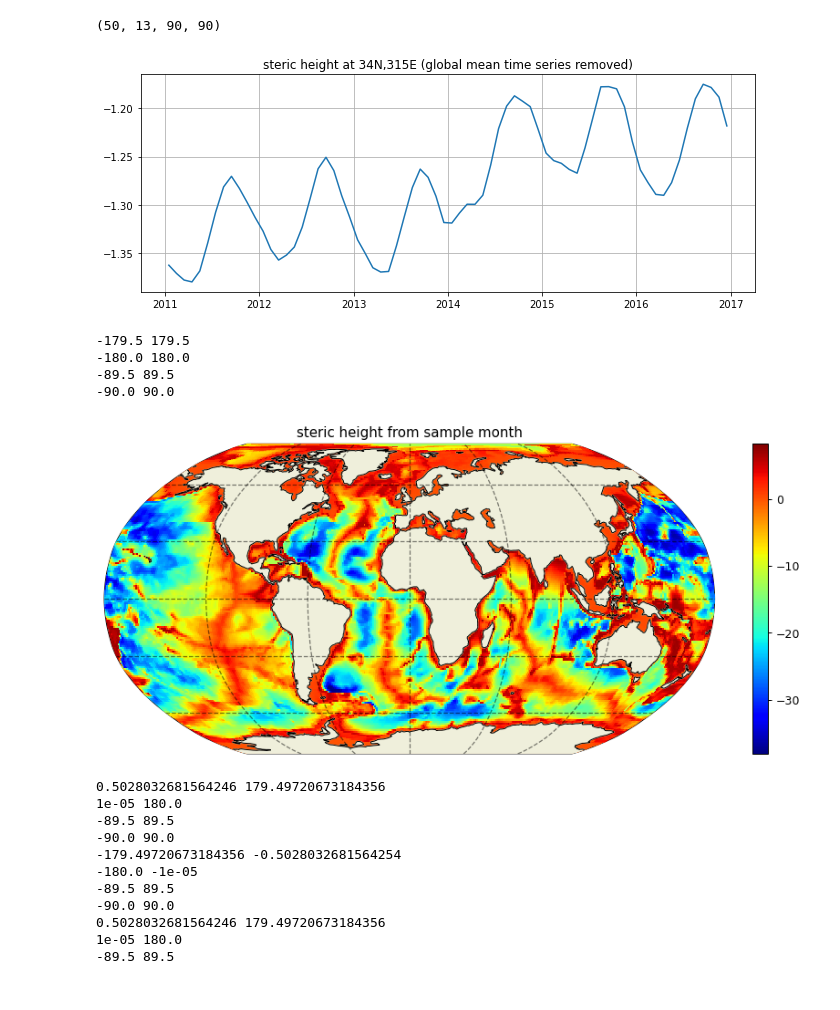
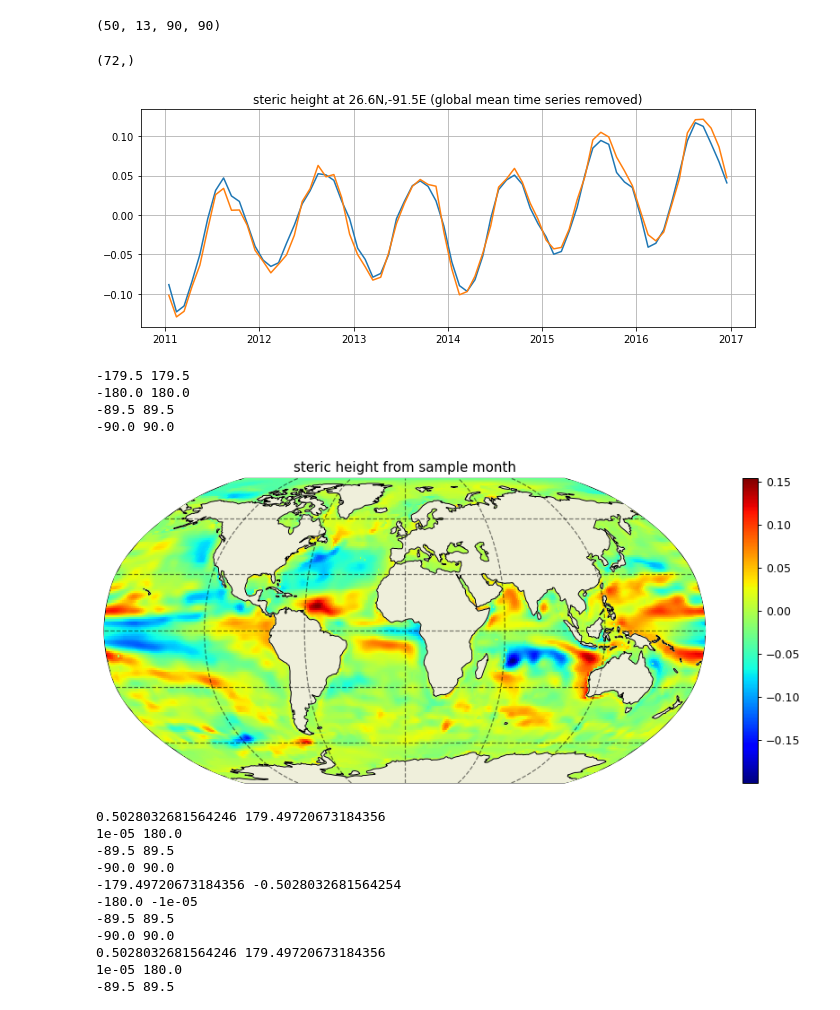
Before and after one commit to jakesteinberg/nasa_ostst, a Jupyter notebook: steric_height.ipynb, the cells around one changed output. Drawn from its saved outputs; the diff is of its cells as text; code cells hidden in the pictures.

```diff
--- a/steric_height.ipynb
+++ b/steric_height.ipynb
@@ -122,9 +142,13 @@ np.shape(ecco_grid.hFacC)
 (50, 13, 90, 90)
 # %%
 rho0 = 1035
+g = 9.81
 # rho_pr_jmd_old = integrate.cumulative_trapezoid(rho_jmd95-rho0,x=np.tile(z, (np.shape(salt)[0],1,1,1,1)),axis=1)
 rho_pr_jmd = np.nan*np.ones((np.shape(rho_jmd95)[0],np.shape(rho_jmd95)[2],np.shape(rho_jmd95)[3],np.shape(rho_jmd95)[4]))
+rho_int_jmd = np.nan*np.ones((np.shape(rho_jmd95)[0],np.shape(rho_jmd95)[2],np.shape(rho_jmd95)[3],np.shape(rho_jmd95)[4]))
 for i in range(np.shape(rho_jmd95)[0]):
     rho_pr_jmd[i] = np.sum((rho_jmd95[i]-rho0)*ecco_grid.hFacC*ecco_grid.drF, axis=0)
+    rho_int_jmd[i] = np.sum((rho_jmd95[i])*ecco_grid.hFacC*ecco_grid.drF, axis=0)
 steric_height_jmd = (-1/rho0)*rho_pr_jmd
+steric_height_p_jmd = (-1*g)*rho_int_jmd
 # %%
@@ -170,15 +227,28 @@ steric_height_jmd_deep_xr = xr.DataArray(
+# %%
+np.shape(SSHDYN_global_mean_mon)
+# %% [output]
+(72,)
 # %%
-testloc = np.where((ecco_monthly_ds.YC > 33) & (ecco_monthly_ds.YC < 35) & (ecco_monthly_ds.XC > -45) & (ecco_monthly_ds.XC < -43))
+test_lon = -91.5
+test_lat = 26.578028
+testloc = np.where((ecco_monthly_ds.YC.isel(tile=10) > (test_lat-0.75)) & (ecco_monthly_ds.YC.isel(tile=10) < (test_lat+0.75)) & \
+                   (ecco_monthly_ds.XC.isel(tile=10) > (test_lon-0.75)) & (ecco_monthly_ds.XC.isel(tile=10) < (test_lon+0.75)))
 months = ecco_monthly_ds.time
 total_ocean_area = np.sum(ecco_monthly_ds.rA*ocean_mask)
 steric_height_global_mean = (steric_height_jmd_xr*ecco_monthly_ds.rA).sum(dim=['i','j','tile'])/total_ocean_area
-steric_height_r = steric_height_jmd_xr - steric_height_global_mean
+steric_height_r = steric_height_jmd_xr - steric_height_jmd_xr.mean(dim='time') # - steric_height_global_mean
+
+SSHDYN_global_mean_mon = (ecco_monthly_ds.SSHDYN*ecco_monthly_ds.rA).sum(dim=['i','j','tile'])/total_ocean_area
+SSHDYN_minus_global_mean = ecco_monthly_ds.SSHDYN - ecco_monthly_ds.SSHDYN.mean(dim='time') # SSHDYN_global_mean_mon
+
 f, ax = plt.subplots(1,1,figsize=(11,4))
-ax.plot(months, steric_height_r[:,testloc[0][0],testloc[1][0],testloc[2][0]])
-ax.set_title('steric height at 34N,315E (global mean time series removed)')
+ax.plot(months, steric_height_r[:,10,testloc[0][0],testloc[1][0]])
+ax.plot(months, SSHDYN_minus_global_mean[:,10,testloc[0][0],testloc[1][0]])
+ax.set_title('steric height at ' + str(np.round(ecco_monthly_ds.YC.isel(tile=10)[testloc[0][0],testloc[1][0]].data,1)) + 'N,' + \
+             str(np.round(ecco_monthly_ds.XC.isel(tile=10)[testloc[0][0],testloc[1][0]].data,1)) + 'E (global mean time series removed)')
 ax.grid()
 # %% [output]
-[figure, old version]
+[figure, new version]
 # %%
 # STERIC HEIGHT TREND
 days_since_first_record = ((ecco_monthly_ds.time - ecco_monthly_ds.time[0])/(86400e9)).astype(int).values
@@ -257,16 +327,20 @@ sh_deep_trend = xr.DataArray(
 # steric_height = (-1/rho0)*((np.tile(H, (np.shape(z_test)[0],1,1,1))+\
 #                             ecco_monthly_ds.SSH)/np.tile(H, (np.shape(z_test)[0],1,1,1)))*rho_prime_int[:,0]
 # %%
+# steric height from one month - local time mean
+to_plot = steric_height_jmd_xr[5] - steric_height_jmd_xr.mean(dim='time')
+# steric height from one month with global mean removed - local time mean
+# to_plot = steric_height_r = steric_height_r[5] - steric_height_jmd_xr.mean(dim='time')
 plt.figure(figsize=(12,5), dpi= 90)
-ecco.plot_proj_to_latlon_grid(ecco_monthly_ds.XC, ecco_monthly_ds.YC, steric_height_jmd_xr[5], \
+ecco.plot_proj_to_latlon_grid(ecco_monthly_ds.XC, ecco_monthly_ds.YC, to_plot, \
                               user_lon_0=0,plot_type='pcolormesh',show_colorbar=True,dx=1,dy=1,cmap='jet');
 plt.title('steric height from sample month');
 # %% [output]
 -179.5 179.5
 -180.0 180.0
 -89.5 89.5
 -90.0 90.0
-[figure, old version]
+[figure, new version]
 # %%
 plt.figure(figsize=(12,5), dpi= 90)
 ecco.plot_proj_to_latlon_grid(ecco_monthly_ds.XC, ecco_monthly_ds.YC, sh_trend, \
```
Also changed, not shown: parts of 13 cells of this notebook, 2 other files.
